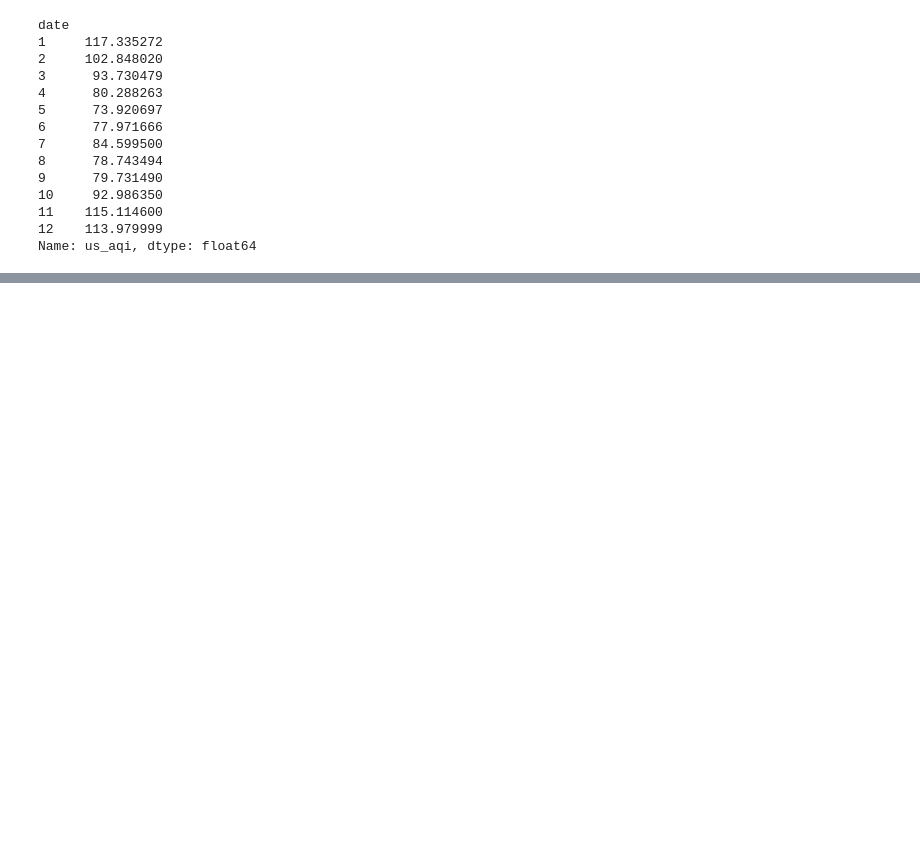
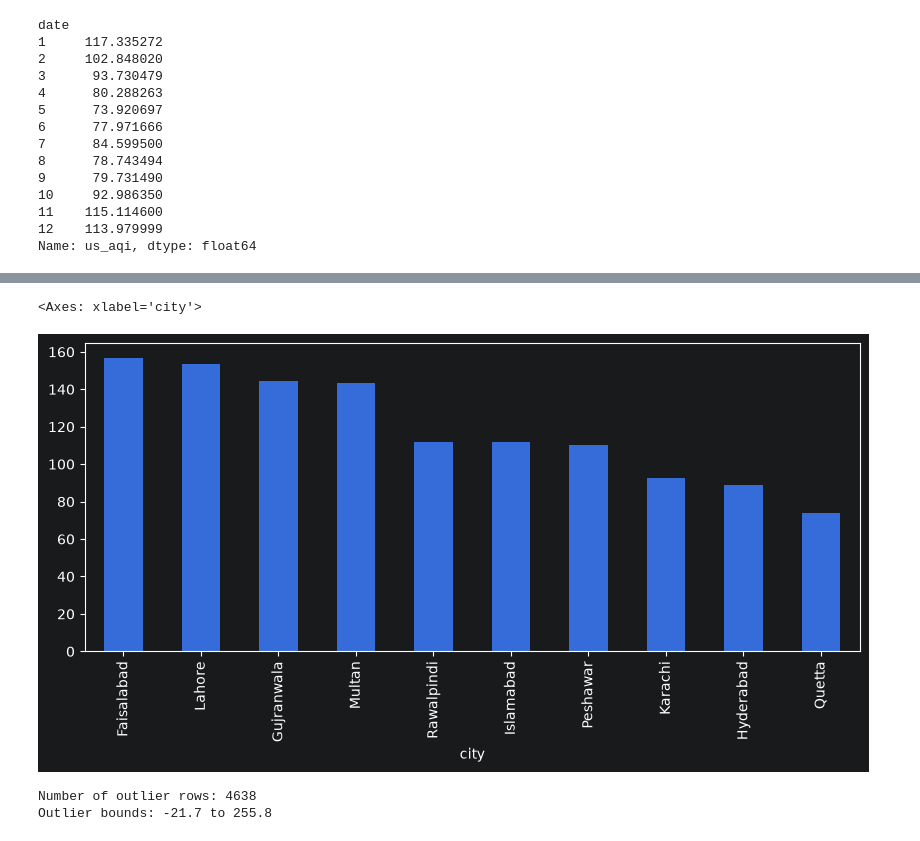
Before and after one commit to AyyanStorm/aqi-predictor, a Jupyter notebook: notebooks/01_eda.ipynb, the cells around one changed output, grey strips where cells are left out. Cells and saved outputs as stored; diff of their text form; code cells hidden in the pictures; blank space fills up the shorter version.

```diff
--- a/notebooks/01_eda.ipynb
+++ b/notebooks/01_eda.ipynb
@@ -244,0 +292,19 @@ monthly_overall.plot(figsize=(20,4),title="Karachi Monthly Overall AQI")
+# %%
+df.groupby("city")["us_aqi"].mean().sort_values(ascending=False).plot(kind="bar", figsize=(10, 4))# City Wise AQI Mean
+# %% [output]
+<Axes: xlabel='city'>
+[figure, added]
+# %%
+Q1 = df["us_aqi"].quantile(0.25)
+Q3 = df["us_aqi"].quantile(0.75)
+IQR = Q3 - Q1
+
+lower_bound = Q1 - 1.5 * IQR
+upper_bound = Q3 + 1.5 * IQR
+
+outliers = df[(df["us_aqi"] < lower_bound) | (df["us_aqi"] > upper_bound)] #outside the normal range
+print(f"Number of outlier rows: {len(outliers)}")
+print(f"Outlier bounds: {lower_bound:.1f} to {upper_bound:.1f}")
+# %% [output]
+Number of outlier rows: 4638
+Outlier bounds: -21.7 to 255.8
```
Also changed, not shown: parts of 13 cells of this notebook, 1 other file.
